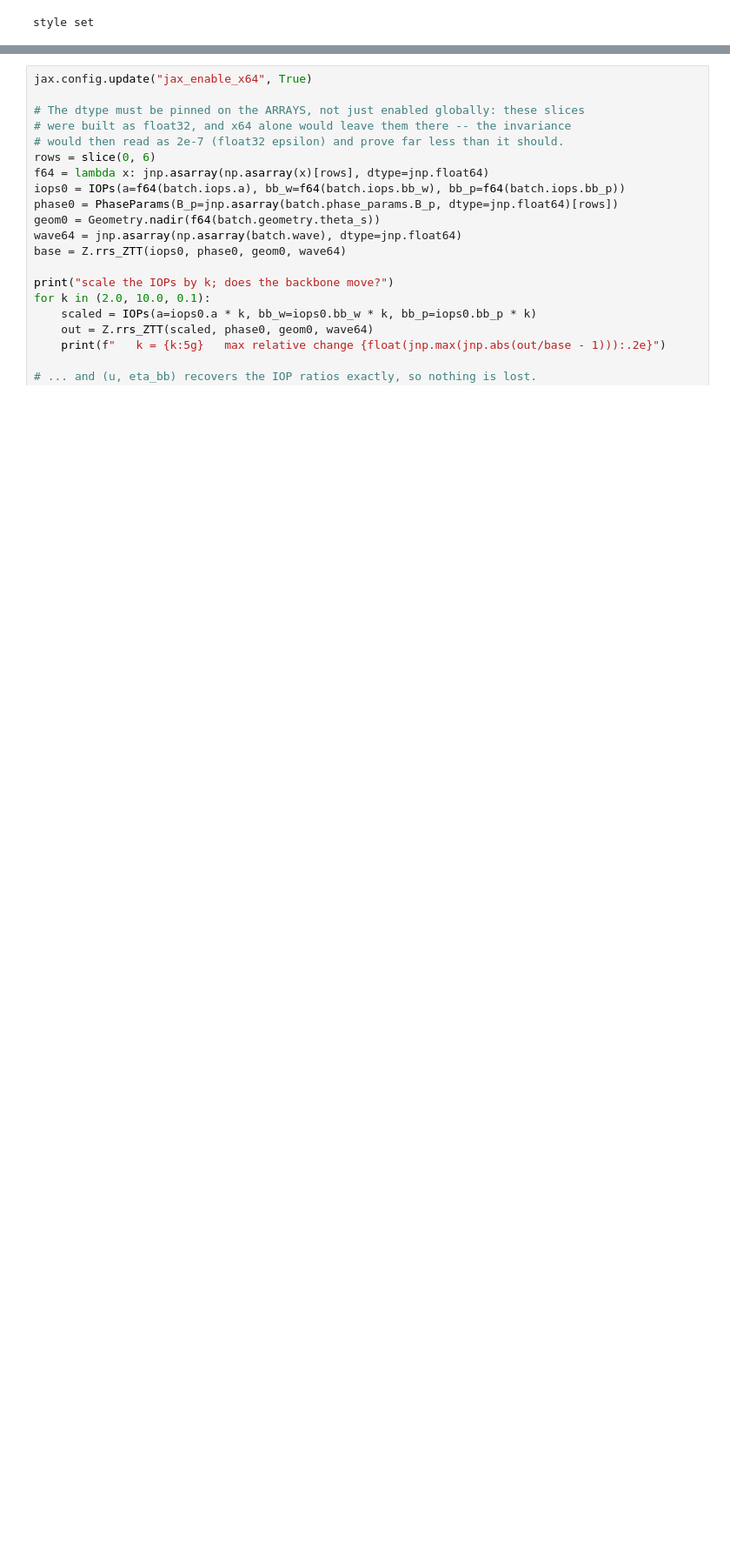
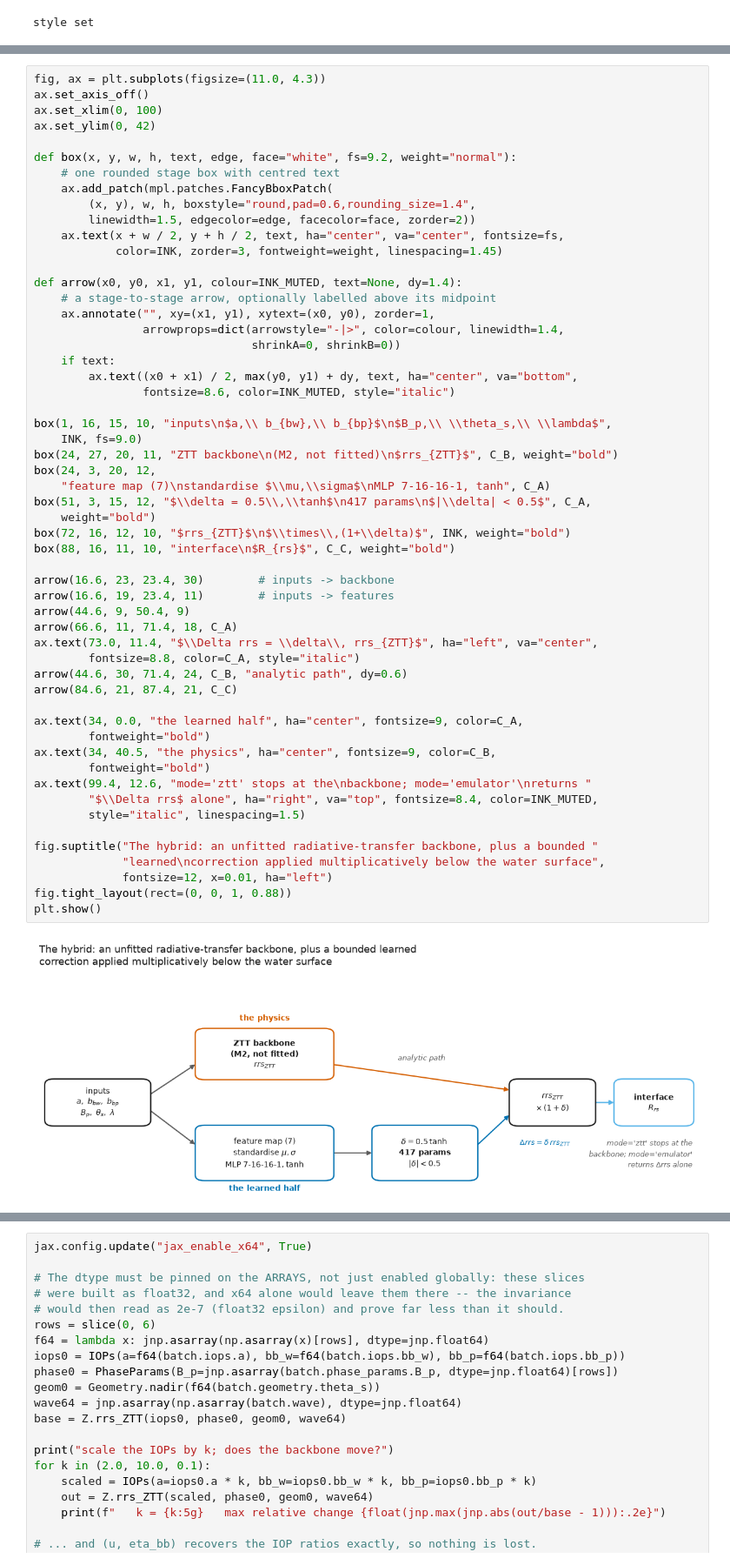
Before and after one commit to ocean-colour/retrieve-or-bust, a Jupyter notebook: notebooks/RT/rt_elastic_coding_4.ipynb, the cells around one changed output, grey strips where cells are left out. Shown at 87% size. Saved outputs shown, nothing was run; the diff lists cells and outputs as text; blank space fills up the shorter version.

```diff
--- a/notebooks/RT/rt_elastic_coding_4.ipynb
+++ b/notebooks/RT/rt_elastic_coding_4.ipynb
@@ -81,0 +211,57 @@ style set
+# %%
+fig, ax = plt.subplots(figsize=(11.0, 4.3))
+ax.set_axis_off()
+ax.set_xlim(0, 100)
+ax.set_ylim(0, 42)
+
+def box(x, y, w, h, text, edge, face="white", fs=9.2, weight="normal"):
+    # one rounded stage box with centred text
+    ax.add_patch(mpl.patches.FancyBboxPatch(
+        (x, y), w, h, boxstyle="round,pad=0.6,rounding_size=1.4",
+        linewidth=1.5, edgecolor=edge, facecolor=face, zorder=2))
+    ax.text(x + w / 2, y + h / 2, text, ha="center", va="center", fontsize=fs,
+            color=INK, zorder=3, fontweight=weight, linespacing=1.45)
+
+def arrow(x0, y0, x1, y1, colour=INK_MUTED, text=None, dy=1.4):
+    # a stage-to-stage arrow, optionally labelled above its midpoint
+    ax.annotate("", xy=(x1, y1), xytext=(x0, y0), zorder=1,
+                arrowprops=dict(arrowstyle="-|>", color=colour, linewidth=1.4,
+                                shrinkA=0, shrinkB=0))
+    if text:
+        ax.text((x0 + x1) / 2, max(y0, y1) + dy, text, ha="center", va="bottom",
+                fontsize=8.6, color=INK_MUTED, style="italic")
+
+box(1, 16, 15, 10, "inputs\n$a,\\ b_{bw},\\ b_{bp}$\n$B_p,\\ \\theta_s,\\ \\lambda$",
+    INK, fs=9.0)
+box(24, 27, 20, 11, "ZTT backbone\n(M2, not fitted)\n$rrs_{ZTT}$", C_B, weight="bold")
+box(24, 3, 20, 12,
+    "feature map (7)\nstandardise $\\mu,\\sigma$\nMLP 7-16-16-1, tanh", C_A)
+box(51, 3, 15, 12, "$\\delta = 0.5\\,\\tanh$\n417 params\n$|\\delta| < 0.5$", C_A,
+    weight="bold")
+box(72, 16, 12, 10, "$rrs_{ZTT}$\n$\\times\\,(1+\\delta)$", INK, weight="bold")
+box(88, 16, 11, 10, "interface\n$R_{rs}$", C_C, weight="bold")
+
+arrow(16.6, 23, 23.4, 30)        # inputs -> backbone
+arrow(16.6, 19, 23.4, 11)        # inputs -> features
+arrow(44.6, 9, 50.4, 9)
+arrow(66.6, 11, 71.4, 18, C_A)
+ax.text(73.0, 11.4, "$\\Delta rrs = \\delta\\, rrs_{ZTT}$", ha="left", va="center",
+        fontsize=8.8, color=C_A, style="italic")
+arrow(44.6, 30, 71.4, 24, C_B, "analytic path", dy=0.6)
+arrow(84.6, 21, 87.4, 21, C_C)
+
+ax.text(34, 0.0, "the learned half", ha="center", fontsize=9, color=C_A,
+        fontweight="bold")
+ax.text(34, 40.5, "the physics", ha="center", fontsize=9, color=C_B,
+        fontweight="bold")
+ax.text(99.4, 12.6, "mode='ztt' stops at the\nbackbone; mode='emulator'\nreturns "
+        "$\\Delta rrs$ alone", ha="right", va="top", fontsize=8.4, color=INK_MUTED,
+        style="italic", linespacing=1.5)
+
+fig.suptitle("The hybrid: an unfitted radiative-transfer backbone, plus a bounded "
+             "learned\ncorrection applied multiplicatively below the water surface",
+             fontsize=12, x=0.01, ha="left")
+fig.tight_layout(rect=(0, 0, 1, 0.88))
+plt.show()
+# %% [output]
+[figure, added]
```
Also changed, not shown: parts of 17 cells of this notebook, 2 other files.
